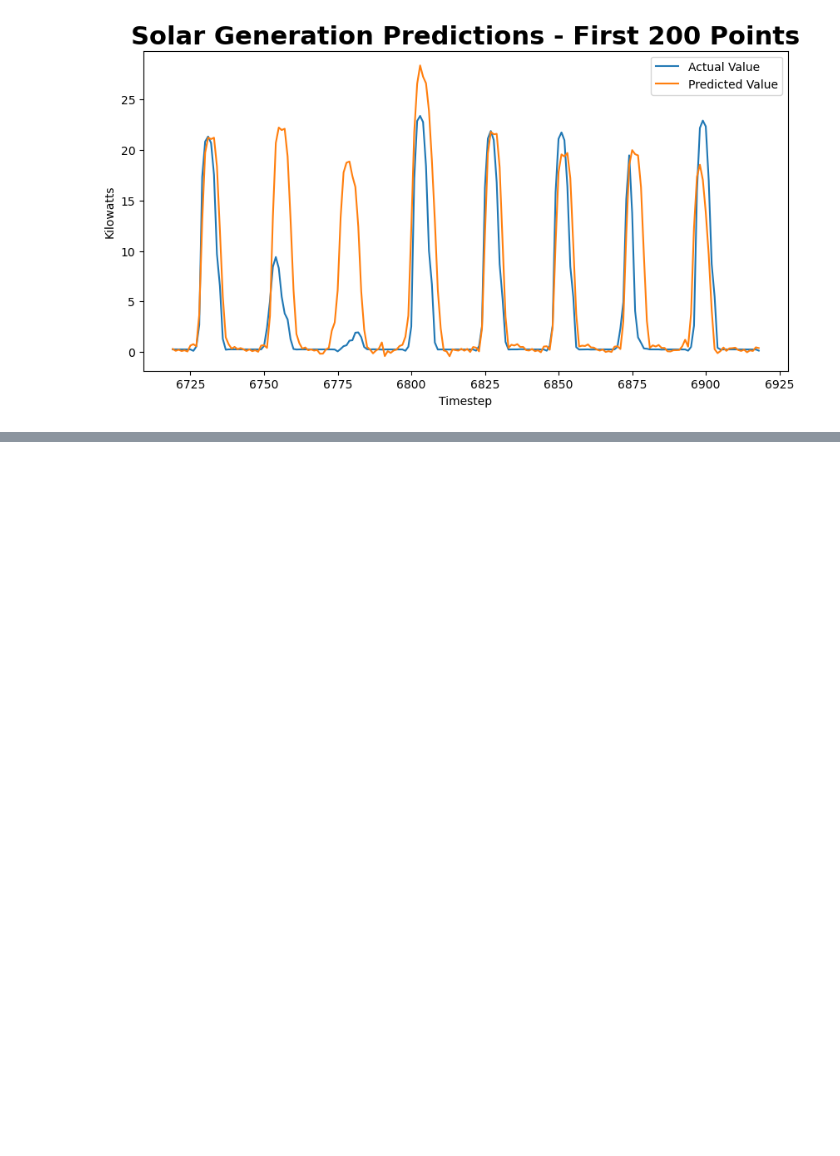
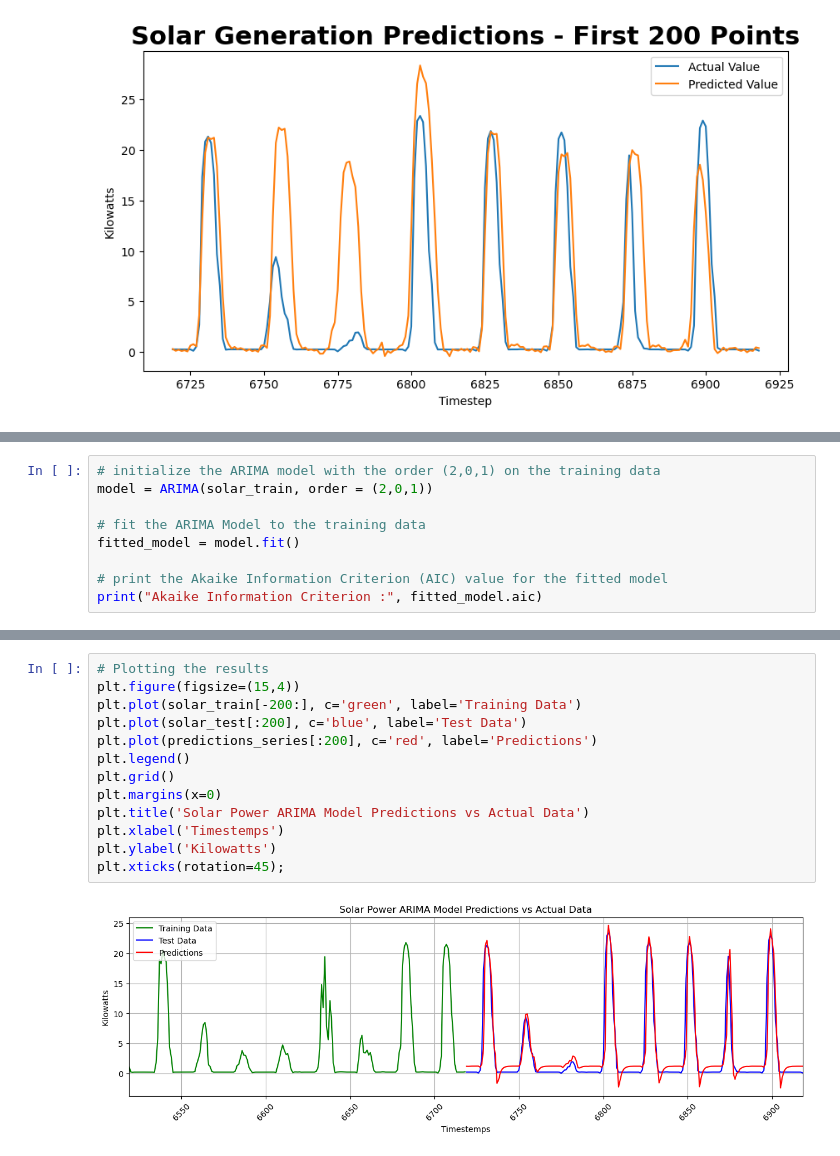
Before and after one commit to adshyam/SmartHome-IOT-devices---EDA-ARIMAs-and-LSTM, a Jupyter notebook: Solar Modeling.ipynb, the cells around one changed output, grey strips where cells are left out. Drawn from its saved outputs; the diff is of its cells as text; blank space fills up the shorter version.

```diff
--- a/Solar Modeling.ipynb
+++ b/Solar Modeling.ipynb
@@ -559,0 +464,9 @@ RMSE (Root Mean Squared Error) for Single Forecast ARIMA Model: 6.441
+# %%
+# initialize the ARIMA model with the order (2,0,1) on the training data
+model = ARIMA(solar_train, order = (2,0,1))
+
+# fit the ARIMA Model to the training data
+fitted_model = model.fit()
+
+# print the Akaike Information Criterion (AIC) value for the fitted model
+print("Akaike Information Criterion :", fitted_model.aic)
@@ -559,0 +607,15 @@ RMSE (Root Mean Squared Error) for Single Forecast ARIMA Model: 6.441
+# %%
+# Plotting the results
+plt.figure(figsize=(15,4))
+plt.plot(solar_train[-200:], c='green', label='Training Data')
+plt.plot(solar_test[:200], c='blue', label='Test Data')
+plt.plot(predictions_series[:200], c='red', label='Predictions')
+plt.legend()
+plt.grid()
+plt.margins(x=0)
+plt.title('Solar Power ARIMA Model Predictions vs Actual Data')
+plt.xlabel('Timestemps')
+plt.ylabel('Kilowatts')
+plt.xticks(rotation=45);
+# %% [output]
+[figure, added]
```
Also changed, not shown: parts of 27 cells of this notebook.
